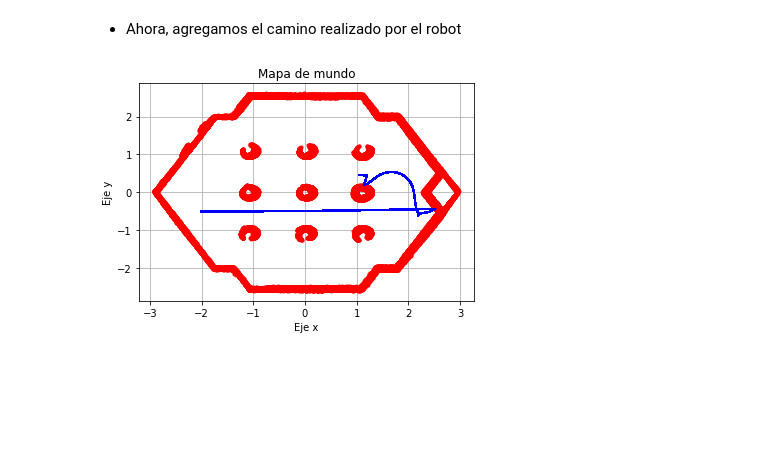
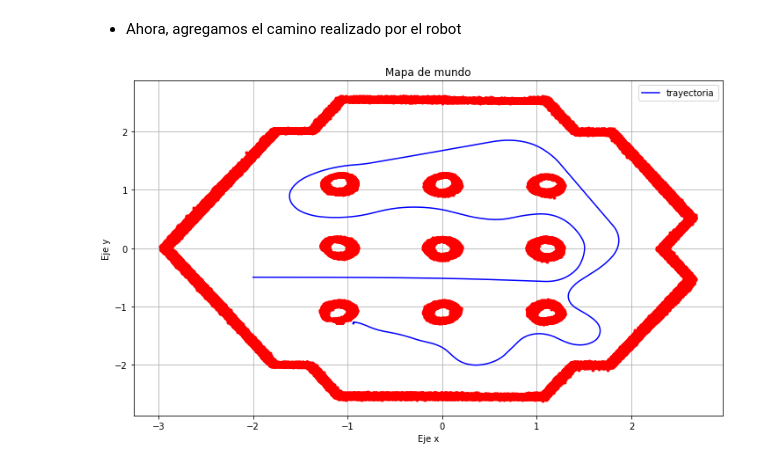
Before and after one commit to matias-dogliani/robotic_repo, a Jupyter notebook: Tp3/tp3.ipynb, the cells around one changed output. Cells and saved outputs as stored; diff of their text form; code cells hidden in the pictures; blank space fills up the shorter version.

```diff
--- a/Tp3/tp3.ipynb
+++ b/Tp3/tp3.ipynb
@@ -244,17 +244,18 @@ plt.savefig("./imgs/construccion_mapa.png")
 # %% [markdown]
 * Ahora, agregamos el camino realizado por el robot
 # %%
-puntosX = []
-puntosY = []
+plt.figure(figsize = (12,7))
 plt.title("Mapa de mundo")
 plt.xlabel("Eje x")
 plt.ylabel("Eje y")
 plt.grid("true")
 for j in range(len(puntosLaser)):
     x,y = composicion(puntosLaser[j],near_i,j)
     plt.plot(x,y,linestyle="",
              marker = '.',color = "red",)
 
-    plt.plot(Odomdata.loc[:,1],Odomdata.loc[:,2],color = "blue")
+plt.plot(Odomdata.loc[:,1],Odomdata.loc[:,2],color = "blue",label="trayectoria")
+plt.legend(loc='upper right')
+plt.savefig("./imgs/mapa_trayectoria.png")
 # %% [output]
-[figure, old version]
+[figure, new version]
```
Also changed, not shown: parts of 5 cells of this notebook, 7 other files.
